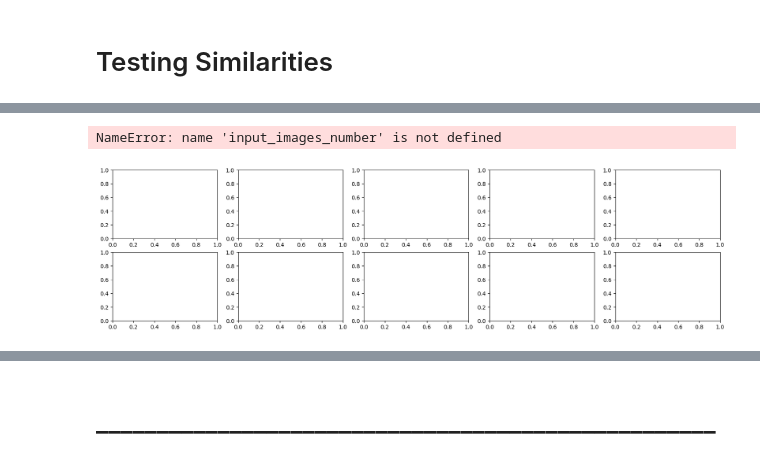
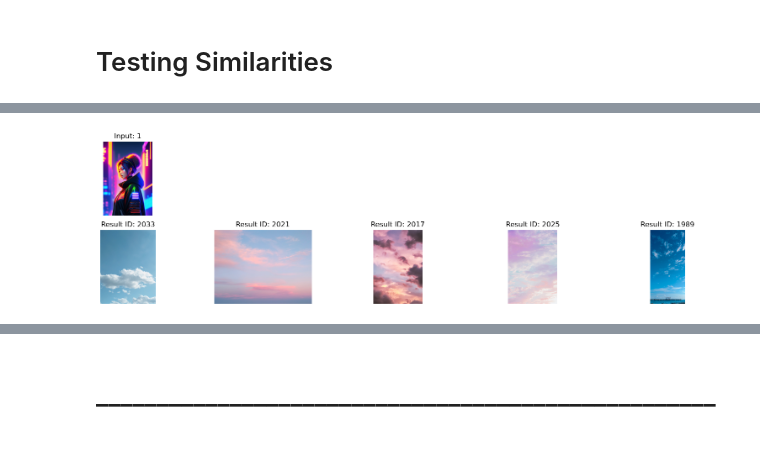
Before and after one commit to tis22/image_recommender, a Jupyter notebook: ImageLoader.ipynb, the cells around one changed output, grey strips where cells are left out. Drawn from its saved outputs; the diff is of its cells as text; code cells hidden in the pictures.

Commit message:
Complete similarity pipeline with plotting

```diff
--- a/ImageLoader.ipynb
+++ b/ImageLoader.ipynb
@@ -311,0 +415,38 @@ max_id=99
+# %%
+# Plot images
+def get_result_paths(curs, similarity_results):
+    result_paths = []
+    for image_id in similarity_results:
+        curs.execute("""SELECT path
+                        FROM image_paths
+                        WHERE ID == (?);""", (image_id,))
+        results = curs.fetchall()
+
+        # If there are results save only the path (otherwise the output would be lists with tuples)
+        if results:
+            result_paths.append(results[0][0])
+    return result_paths
+
+
+def print_images(input_images, result_paths, input_images_number, similarities):
+    # Subplots to plot input(s) and results
+    fig, axes = plt.subplots(2, 5, figsize=(20, 5))
+
+    # Input(s)
+    for i in range(5):
+        if i < input_images_number:
+            image = Image.open(input_images[i])
+            axes[0, i].imshow(image)
+            axes[0, i].set_title(f"Input: {i+1}")
+        axes[0, i].axis('off')
+
+    # Results
+    for i in range(5):
+        if i < 5:
+            image = Image.open(result_paths[i])
+            axes[1, i].imshow(image)
+            axes[1, i].set_title(f"Result ID: {similarities[i]}")
+        axes[1, i].axis('off')
+
+    #plt.tight_layout()
+    plt.show()
@@ -520,26 +501,5 @@ results_paths
-# %%
-%%time
-# Subplots to plot input(s) and results
-fig, axes = plt.subplots(2, 5, figsize=(20, 5))
-
-# Input(s)
-for i in range(5):
-    if i < input_images_number:
-        image = Image.open(input_images[i])
-        axes[0, i].imshow(image)
-        axes[0, i].set_title(f"Input: {i+1}")
-    axes[0, i].axis('off')
-
-# Results
-for i in range(5):
-    if i < 5:
-        image = Image.open(results_paths[i])
-        axes[1, i].imshow(image)
-        axes[1, i].set_title(f"Result ID: {similarities[i]}")
-    axes[1, i].axis('off')
-
-#plt.tight_layout()
-plt.show()
-# %% [output]
-NameError: name 'input_images_number' is not defined
-[figure, removed]
+# %%
+%%time
+main_finding_similarities(1, "Embedding", "euclidean_distance", 5)
+# %% [output]
+[figure, added]
```
Also changed, not shown: parts of 20 cells of this notebook.
